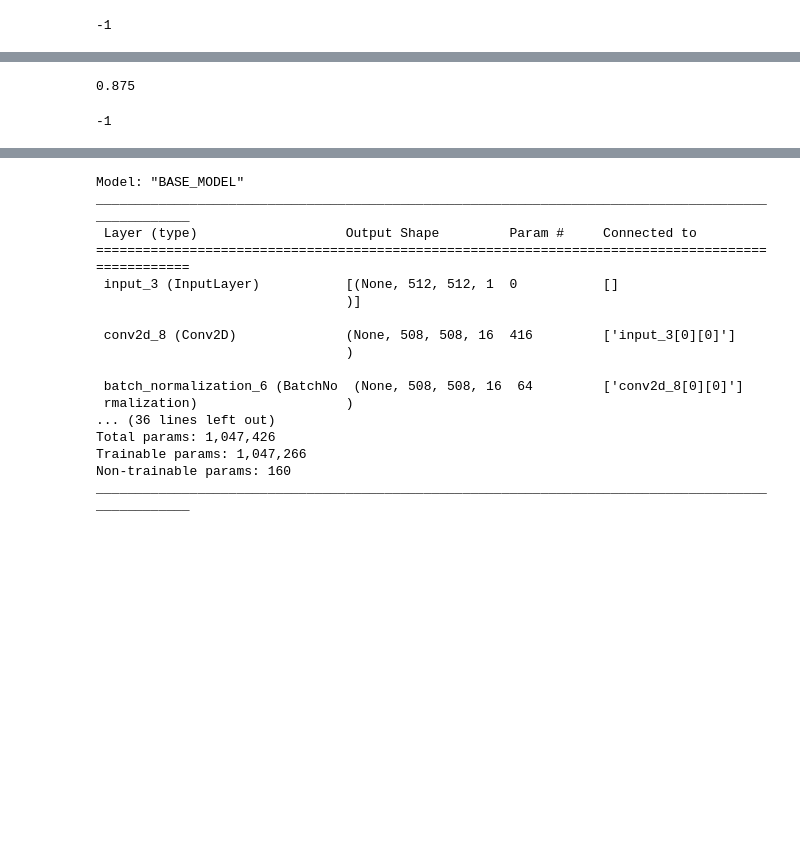
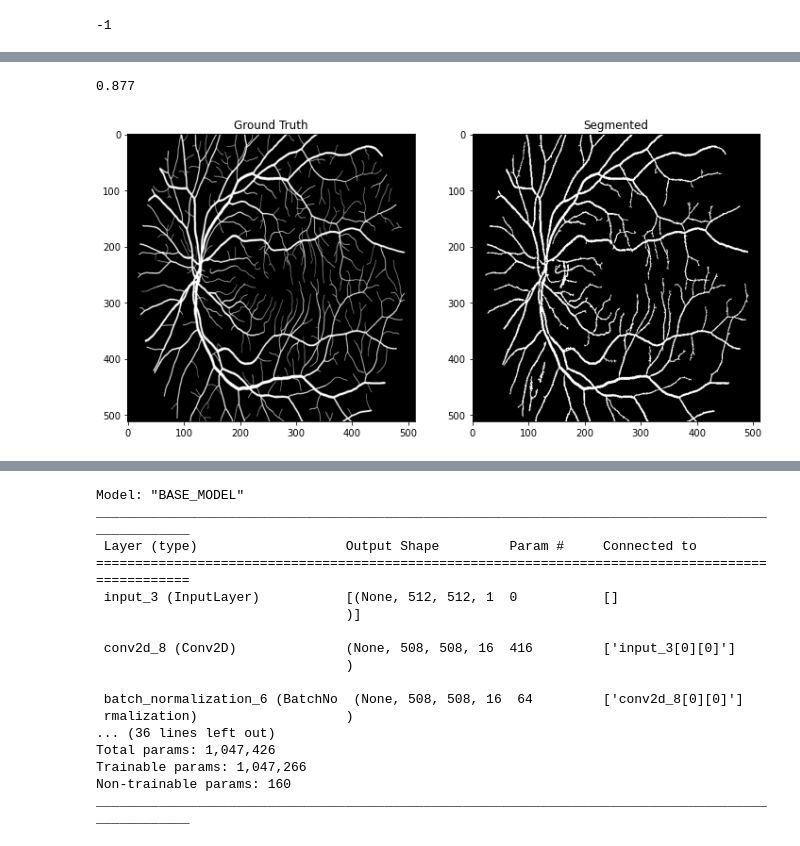
Before and after one commit to saadather94/DiabeticRetinopathy, a Jupyter notebook: image_process.ipynb, the cells around one changed output, grey strips where cells are left out. Cells and saved outputs as stored; diff of their text form; code cells hidden in the pictures; blank space fills up the shorter version.

```diff
--- a/image_process.ipynb
+++ b/image_process.ipynb
@@ -609,3 +609,39 @@ def pre_process(i, NORMAL= True):
     cat =  np.hstack((im1,toimage(cleaned,mask)))
 
     return cat, toimage(cleaned,mask)
+# %%
+data_dir = pathlib.Path('CHASEDB1/IMG/').with_suffix('')
+data = data_dir.glob('*.*')
+
+data_dir2 = pathlib.Path('CHASEDB1/GT/').with_suffix('')
+gt = data_dir2.glob('*.*')
+
+
+accu =[]
+seg =[]
+act =[]
+
+for i in data:
+    _,im = pre_process(str(i))
+    seg.append(im)
+
+for i in gt:
+    dim = (512,512)
+    im1 = cv2.imread(str(i))
+    im1 = im1[:,:,1]
+    im1 = cv2.resize(im1,dim, interpolation = cv2.INTER_AREA).reshape(dim[0],dim[1])
+    act.append(im1)
+# %%
+from statistics import mean
+from sklearn.metrics import roc_curve, auc as AUC
+import skimage
+accu=[]
+f1=[]
+for i in range(len(seg)):
+    accu.append(acc(act[i].ravel(),seg[i].ravel()))
+    # f1.append(f1_score(act[i].ravel(),seg[i].ravel(), average ='weighted'))
+
+
+
+round(mean(accu),3)
+# ,round(mean(f1),3)
@@ -646,14 +710,15 @@ for i in range(len(seg)):
 round(mean(accu),3)
 # ,round(mean(f1),3)
 # %% [output]
-0.875
+0.877
-# %%
-cat =  np.hstack((act[5],seg[5]))
-cv2.imshow("Vessel seg",cat)
-
-cv2.waitKey(6000)
-
-cv2.destroyAllWindows()
-cv2.waitKey(1)
-# %% [output]
--1
+# %%
+
+fig, axs = plt.subplots(1, 2,figsize=(12, 12))
+
+axs[0].imshow(act[5], cmap='gray')
+axs[0].set_title('Ground Truth')
+axs[1].imshow(seg[5], cmap='gray')
+axs[1].set_title('Segmented')
+plt.show(fig)
+# %% [output]
+[figure, added]
```
Also changed, not shown: parts of 3 cells of this notebook.
